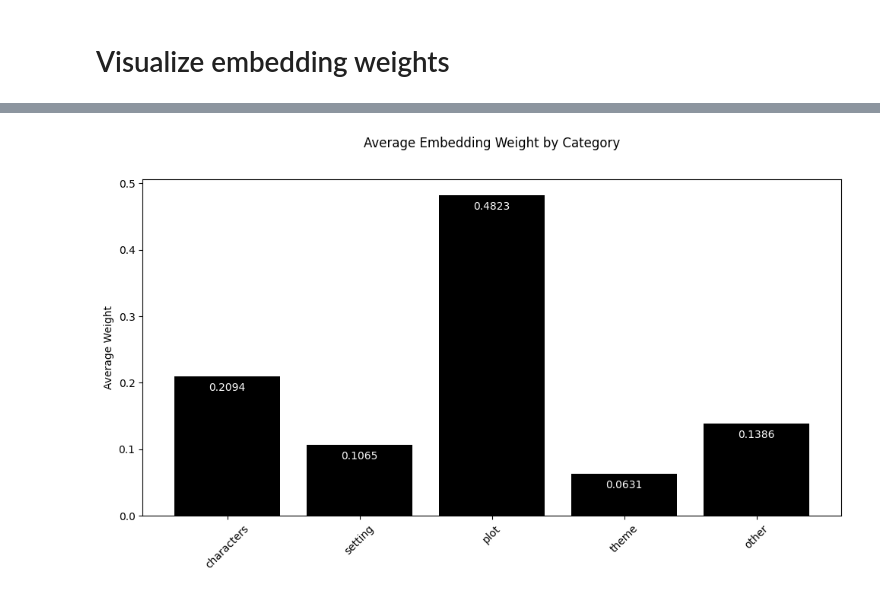
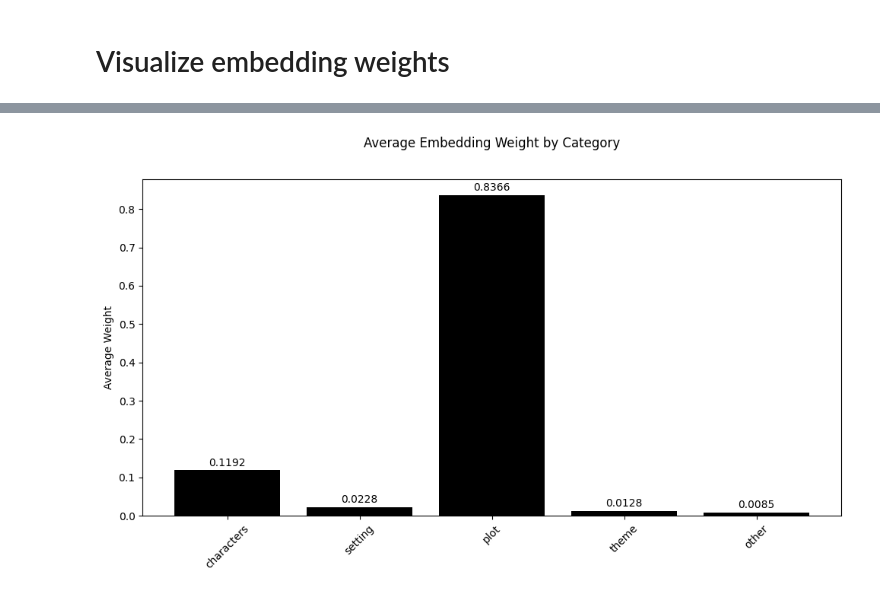
Before and after one commit to Verrem98/thesis_explicit_narrative_elements, a Jupyter notebook: results_by_method/nomic_embed_1.5/method4.ipynb, the cells around one changed output, grey strips where cells are left out. Cells and saved outputs as stored; diff of their text form; code cells hidden in the pictures.

```diff
--- a/results_by_method/nomic_embed_1.5/method4.ipynb
+++ b/results_by_method/nomic_embed_1.5/method4.ipynb
@@ -673,31 +673,31 @@ tensor([[0.2095],
 # %%
 import matplotlib.pyplot as plt
 import numpy as np
 
 # Data
-contributions = np.array([0.2094, 0.1065, 0.4823, 0.0631, 0.1386])
+contributions = np.array([0.1192, 0.0228, 0.8366, 0.0128, 0.0085])
 categories = ["embedding_characters", "embedding_setting", "embedding_plot",
               "embedding_theme", "embedding_other"]
 cleaned_labels = [label.replace("embedding_", "") for label in categories]
 
 # Plot
 plt.figure(figsize=(10, 6))
 bars = plt.bar(cleaned_labels, contributions, color='black')
 plt.ylabel('Average Weight')
 plt.title('Average Embedding Weight by Category', pad=30)  # More padding above title
 plt.xticks(rotation=45)
 
 # Add value labels on top of each bar
 for bar in bars:
     height = bar.get_height()
-    plt.text(bar.get_x() + bar.get_width() / 2, height - 0.025, f'{height:.4f}',
-             ha='center', va='bottom', color = 'white')
+    plt.text(bar.get_x() + bar.get_width() / 2, height+  0.005, f'{height:.4f}',
+             ha='center', va='bottom', color = 'black')
 
 # Manually set top margin to avoid clipping
 #plt.subplots_adjust(top=0.8)  # Lower value means more space at top
 plt.tight_layout()
-plt.savefig("../images/embedding_weight_1.png", bbox_inches='tight')
+plt.savefig("../../images/embedding_weight_1.png", bbox_inches='tight')
 
 plt.show()
 # %% [output]
-[figure, old version]
+[figure, new version]
```
Also changed, not shown: parts of 5 cells of this notebook, 20 other files.
